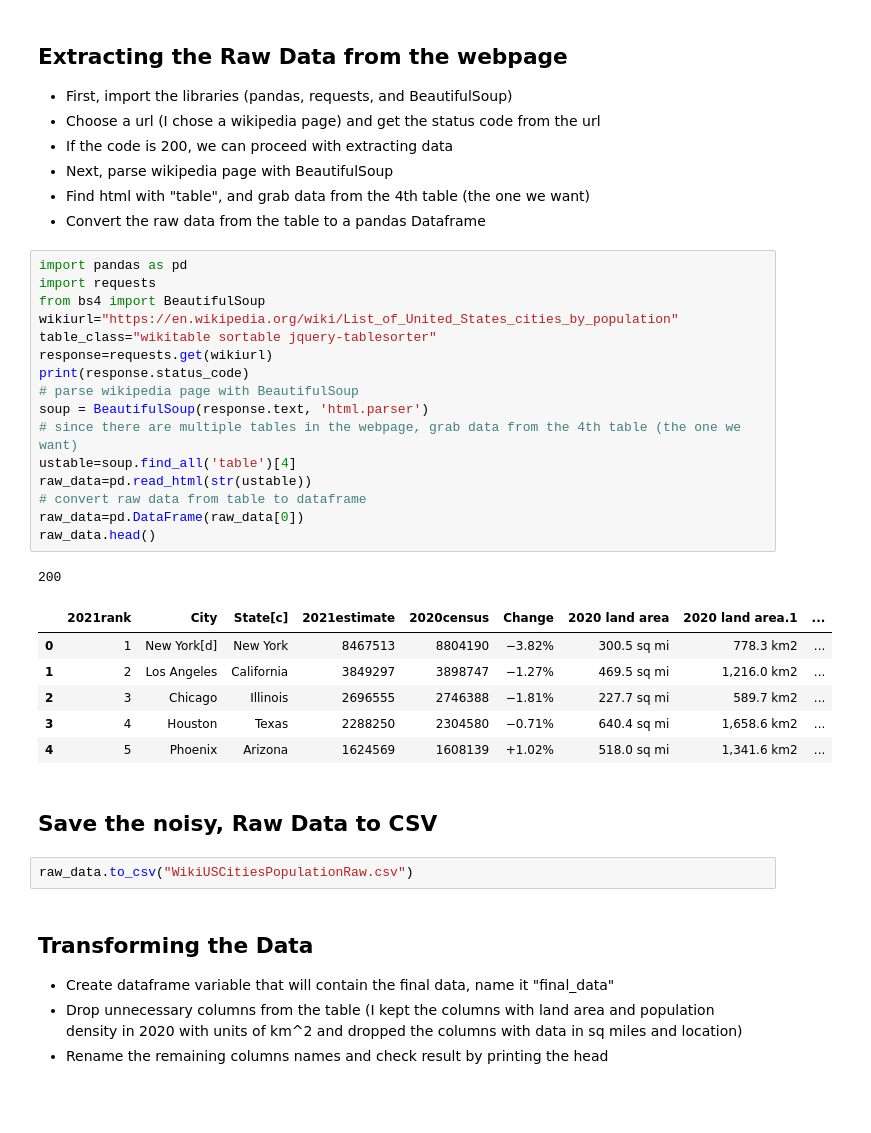
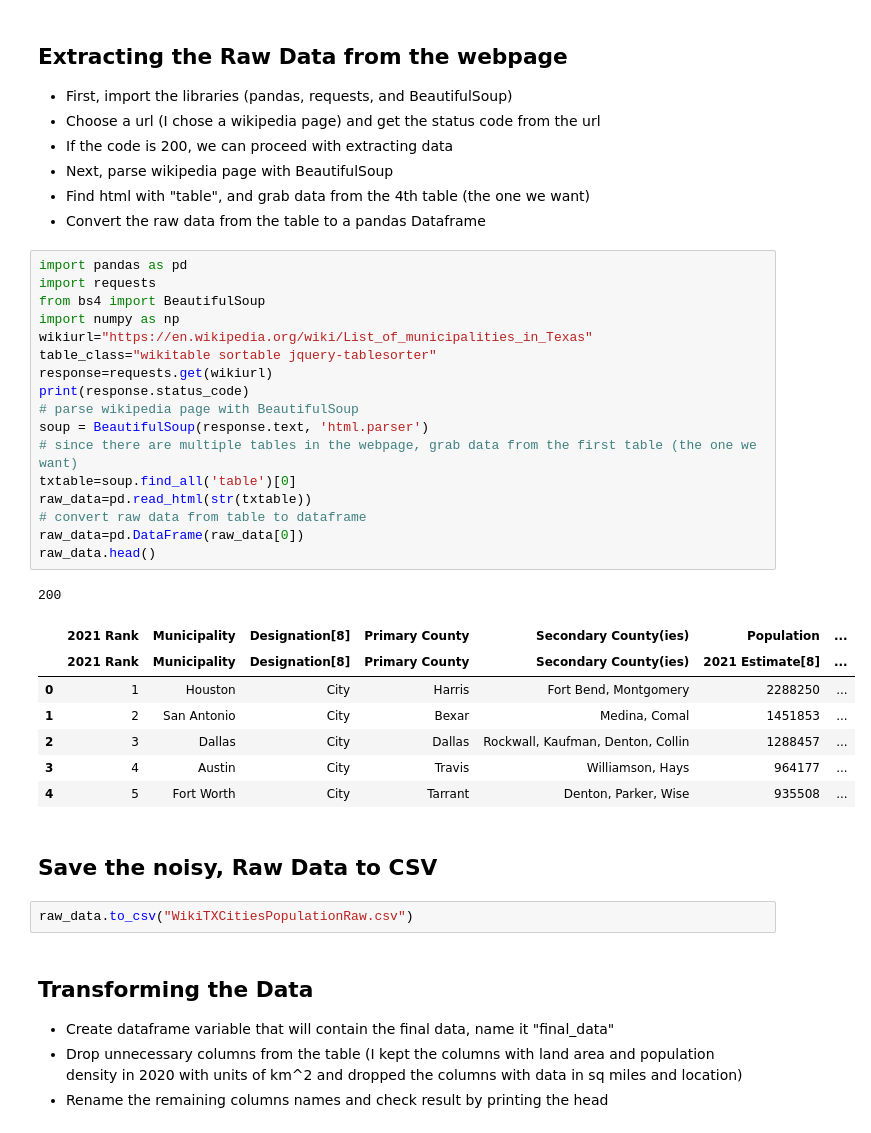
Before and after one commit to ZacharySoo01/I310D_DataCuration-Analysis, a Jupyter notebook: zks273_assignment7.ipynb, the cells around one changed output. Saved outputs shown, nothing was run; the diff lists cells and outputs as text; blank space fills up the shorter version.

```diff
--- a/zks273_assignment7.ipynb
+++ b/zks273_assignment7.ipynb
@@ -11,31 +11,33 @@
 # %%
 import pandas as pd
 import requests
 from bs4 import BeautifulSoup
-wikiurl="https://en.wikipedia.org/wiki/List_of_United_States_cities_by_population"
+import numpy as np
+wikiurl="https://en.wikipedia.org/wiki/List_of_municipalities_in_Texas"
 table_class="wikitable sortable jquery-tablesorter"
 response=requests.get(wikiurl)
 print(response.status_code)
 # parse wikipedia page with BeautifulSoup
 soup = BeautifulSoup(response.text, 'html.parser')
-# since there are multiple tables in the webpage, grab data from the 4th table (the one we want)
-ustable=soup.find_all('table')[4]
-raw_data=pd.read_html(str(ustable))
+# since there are multiple tables in the webpage, grab data from the first table (the one we want)
+txtable=soup.find_all('table')[0]
+raw_data=pd.read_html(str(txtable))
 # convert raw data from table to dataframe
 raw_data=pd.DataFrame(raw_data[0])
 raw_data.head()
 # %% [output]
 200
-|  | 2021rank | City | State[c] | 2021estimate | 2020census | Change | 2020 land area | 2020 land area.1 | ... |
-| 0 | 1 | New York[d] | New York | 8467513 | 8804190 | −3.82% | 300.5 sq mi | 778.3 km2 | ... |
-| 1 | 2 | Los Angeles | California | 3849297 | 3898747 | −1.27% | 469.5 sq mi | 1,216.0 km2 | ... |
-| 2 | 3 | Chicago | Illinois | 2696555 | 2746388 | −1.81% | 227.7 sq mi | 589.7 km2 | ... |
-| 3 | 4 | Houston | Texas | 2288250 | 2304580 | −0.71% | 640.4 sq mi | 1,658.6 km2 | ... |
-| 4 | 5 | Phoenix | Arizona | 1624569 | 1608139 | +1.02% | 518.0 sq mi | 1,341.6 km2 | ... |
+|  | 2021 Rank | Municipality | Designation[8] | Primary County | Secondary County(ies) | Population | ... |
+|  | 2021 Rank | Municipality | Designation[8] | Primary County | Secondary County(ies) | 2021 Estimate[8] | ... |
+| 0 | 1 | Houston | City | Harris | Fort Bend, Montgomery | 2288250 | ... |
+| 1 | 2 | San Antonio | City | Bexar | Medina, Comal | 1451853 | ... |
+| 2 | 3 | Dallas | City | Dallas | Rockwall, Kaufman, Denton, Collin | 1288457 | ... |
+| 3 | 4 | Austin | City | Travis | Williamson, Hays | 964177 | ... |
+| 4 | 5 | Fort Worth | City | Tarrant | Denton, Parker, Wise | 935508 | ... |
 # %% [markdown]
 ## Save the noisy, Raw Data to CSV
 # %%
-raw_data.to_csv("WikiUSCitiesPopulationRaw.csv")
+raw_data.to_csv("WikiTXCitiesPopulationRaw.csv")
 # %% [markdown]
 ## Transforming the Data
 - Create dataframe variable that will contain the final data, name it "final_data"
```
Also changed, not shown: parts of 16 cells of this notebook.
